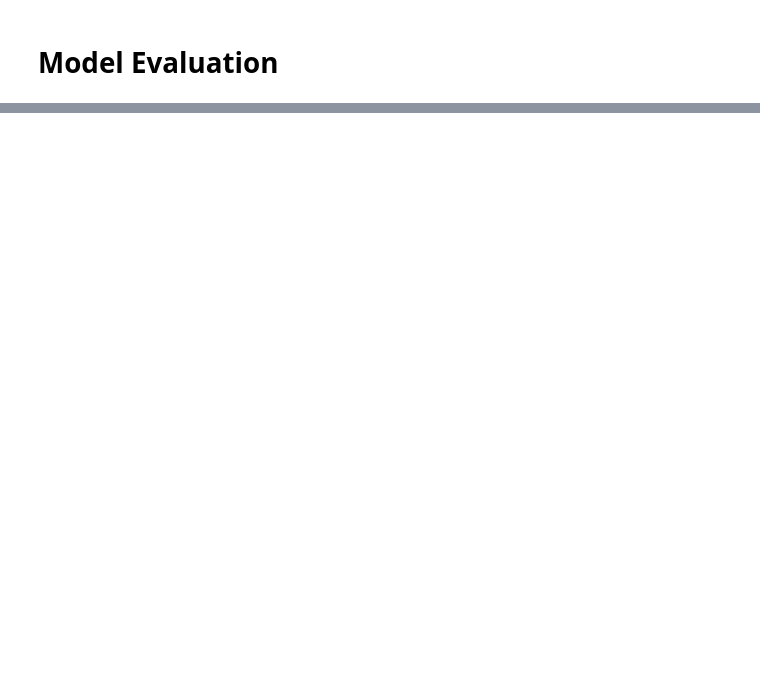
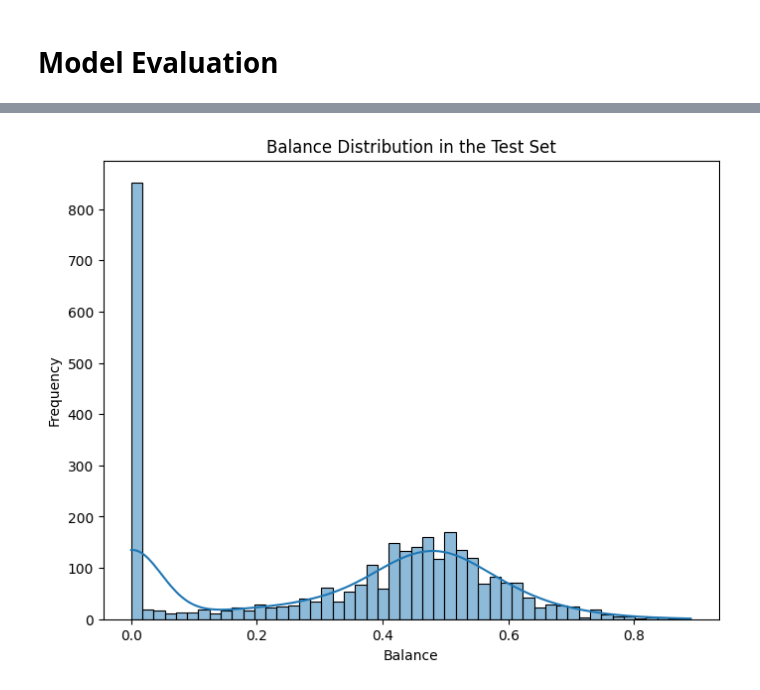
Before and after one commit to kawserayoub/Bank-Customer-Churn, a Jupyter notebook: scripts/bank_churn_DL.ipynb, the cells around one changed output, grey strips where cells are left out. Saved outputs shown, nothing was run; the diff lists cells and outputs as text; code cells hidden in the pictures; blank space fills up the shorter version.

```diff
--- a/scripts/bank_churn_DL.ipynb
+++ b/scripts/bank_churn_DL.ipynb
@@ -61,7 +75,3 @@ data[cols_to_scale] = data[cols_to_scale].round(2)
 # %%
 data.replace([np.inf, -np.inf], np.nan, inplace=True) # Replace infs with NaN
 data[cols_to_scale] = data[cols_to_scale].fillna(data[cols_to_scale].mean()) #Fill NaN with mean of column
-# %%
-data['country_Germany'] = data['country_Germany'].map({False:0,True:1})
-data['country_Spain'] = data['country_Spain'].map({False:0,True:1})
-data['gender_Male'] = data['gender_Male'].map({False:0,True:1})
@@ -186,0 +352,10 @@ model.save('churn.keras')
+# %%
+# Check the distribution of balance in the dataset
+plt.figure(figsize=(8, 6))
+sns.histplot(X_test['balance'], bins=50, kde=True)
+plt.title('Balance Distribution in the Test Set')
+plt.xlabel('Balance')
+plt.ylabel('Frequency')
+plt.show()
+# %% [output]
+[figure, added]
```
Also changed, not shown: parts of 42 cells of this notebook, 6 other files.
